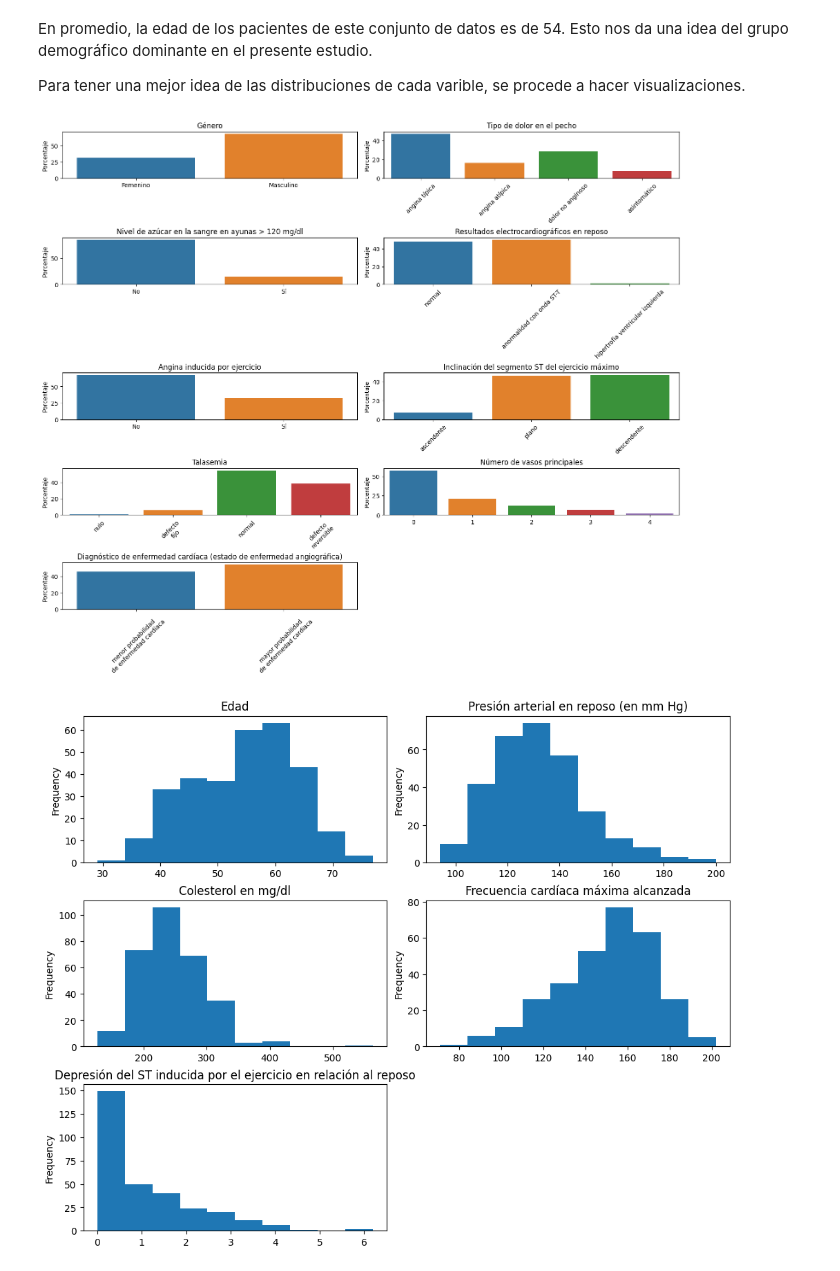
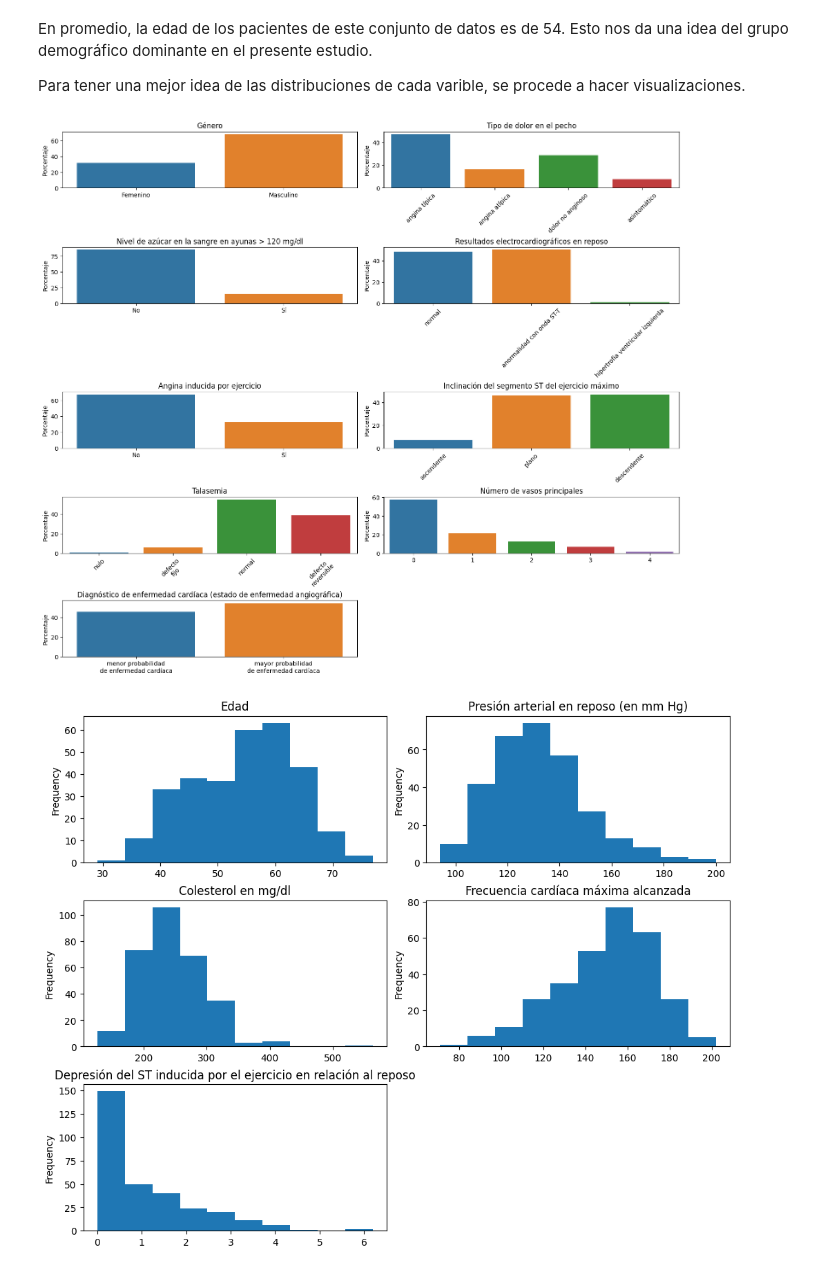
Before and after one commit to a-jimenezc/Predicci-n_de_enfermedad_cardiaca, a Jupyter notebook: notebooks/2_EDA_DL_modeling_aj.ipynb, the cells around one changed output. Saved outputs shown, nothing was run; the diff lists cells and outputs as text; code cells hidden in the pictures.

```diff
--- a/notebooks/2_EDA_DL_modeling_aj.ipynb
+++ b/notebooks/2_EDA_DL_modeling_aj.ipynb
@@ -161,35 +161,35 @@ ax5.set_ylabel("Porcentaje")
 ax5.set_title('Inclinación del segmento ST del ejercicio máximo')
 
 #Thalassemia
 ax6 = fig.add_subplot(5,2,7)
 counts = df['thall'].value_counts(normalize=True, sort=False) * 100
 sns.barplot(x=counts.index,
 y=counts, ax=ax6)
 ax6.set_xticklabels(['nulo', 'defecto\nfijo', 'normal', 'defecto\nreversible'], rotation=45)
 ax6.set_ylabel("Porcentaje")
 ax6.set_title('Talasemia')
 
 #Diagnóstico de enfermedad cardíaca (estado de enfermedad angiográfica)
 ax4 = fig.add_subplot(5,2,9)
 counts = df['output'].value_counts(normalize=True, sort=False) * 100
 sns.barplot(x=counts.index,
 y=counts, ax=ax4)
-ax4.set_xticklabels(['menor probabilidad\nde enfermedad cardíaca', 'mayor probabilidad\nde enfermedad cardíaca'], rotation=45)
+ax4.set_xticklabels(['menor probabilidad\nde enfermedad cardíaca', 'mayor probabilidad\nde enfermedad cardíaca'], rotation=0)
 ax4.set_ylabel("Porcentaje")
 ax4.set_title('Diagnóstico de enfermedad cardíaca (estado de enfermedad angiográfica)')
 
 #Número de vasos principales
 ax4 = fig.add_subplot(5,2,8)
 counts = df['caa'].value_counts(normalize=True, sort=False) * 100
 sns.barplot(x=counts.index,
 y=counts, ax=ax4)
 ax4.set_xticklabels(['0','1', '2', '3', '4'], rotation=0)
 ax4.set_ylabel("Porcentaje")
 ax4.set_title('Número de vasos principales')
 
 plt.show()
 # %% [output]
-[figure, old version]
+[figure, new version]
 # %%
 #Variables numéricas
 #Graficando datos cuantitativos
```
